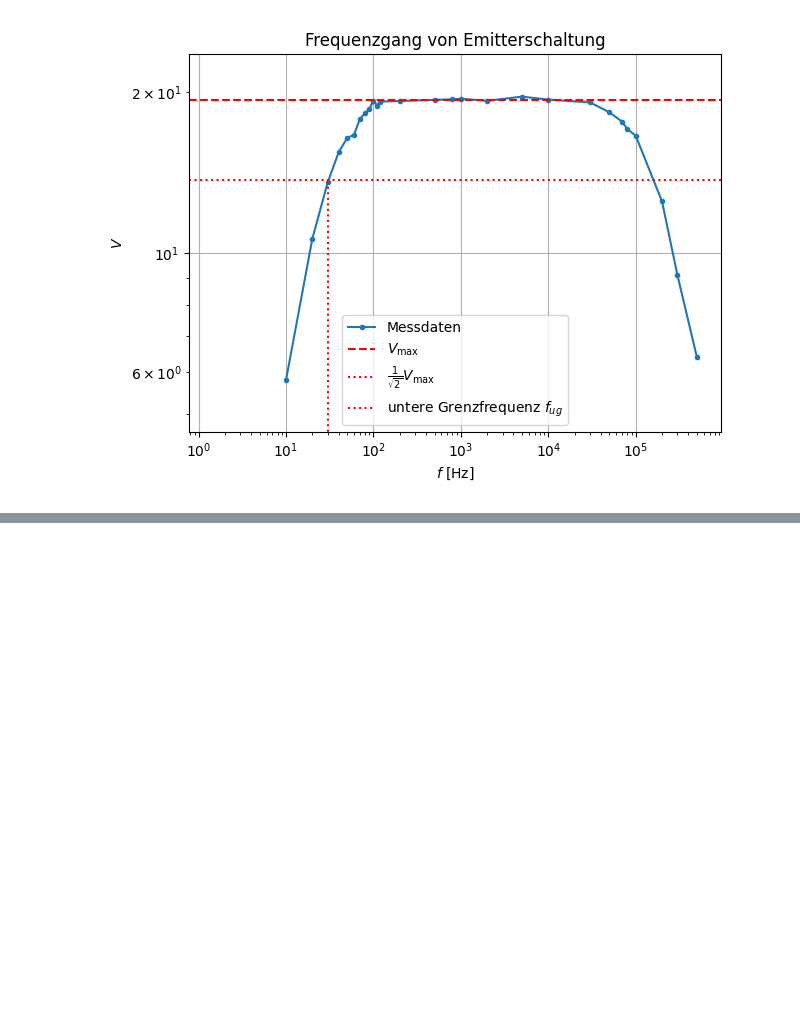
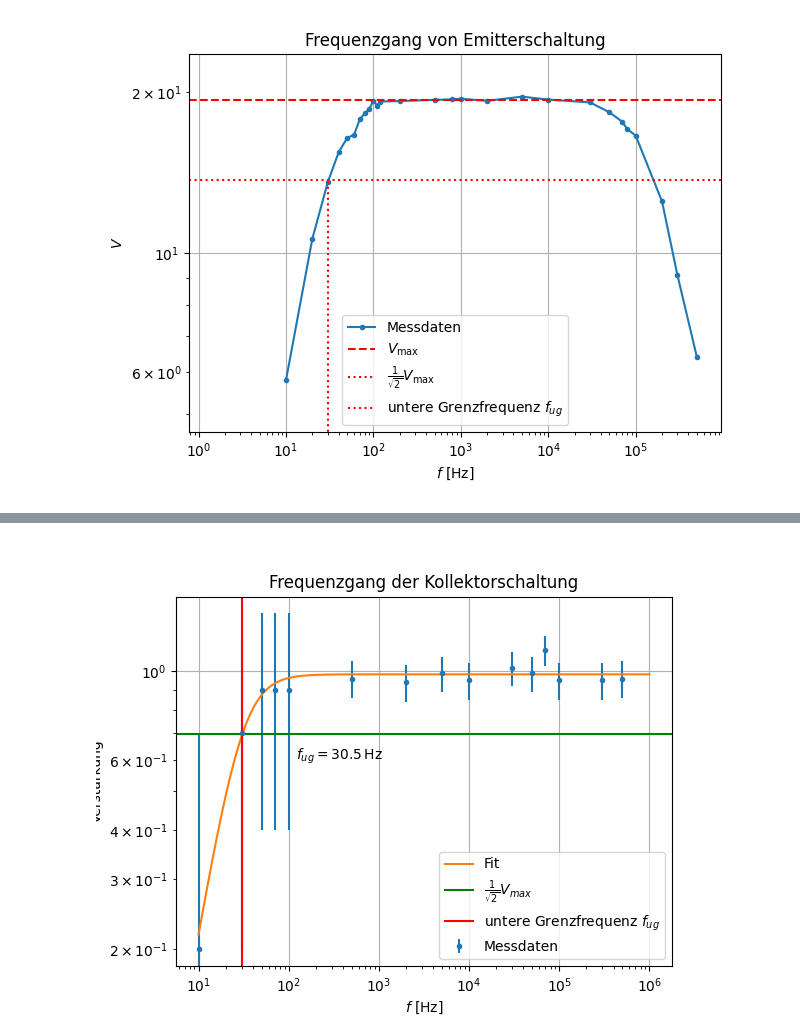
Before and after one commit to BenjaminKleijn/FP01_ElektronikGrundpraktikum, a Jupyter notebook: Plots.ipynb, the cells around one changed output, grey strips where cells are left out. Drawn from its saved outputs; the diff is of its cells as text; code cells hidden in the pictures; blank space fills up the shorter version.

```diff
--- a/Plots.ipynb
+++ b/Plots.ipynb
@@ -48,0 +77,24 @@ plt.show()
+# %%
+f_col=np.array([10,30,50,70,100,500,2000,5000,10000,30000,50000,70000,100000,300000,500000]) #Hz
+V_col=np.array([0.2, 0.7, 0.9, 0.9, 0.9, 0.96, 0.94, 0.99, 0.95, 1.02, 0.99, 1.13, 0.95, 0.95, 0.96]) #Verstärkung
+V_col_f=np.concatenate((np.full(5, 0.5), np.full(10, 0.10))) #Fehler
+# %%
+popt1, pcov1= curve_fit(fit_func2, f_col, V_col, sigma=V_col_f, absolute_sigma=True, p0=[1, 10000, 1])
+x2=np.logspace(1, 6, 1000)
+# %%
+plt.figure()
+plt.title(r'Frequenzgang der Kollektorschaltung')
+plt.errorbar(f_col, V_col, yerr=V_col_f, fmt='.', label=rf'Messdaten')
+plt.plot(x2, fit_func2(x2, *popt1), label='Fit')
+plt.axhline(np.max(fit_func2(x2, *popt1))/np.sqrt(2), label=r'$\frac{1}{\sqrt{2}}V_{max}$', color='green')
+plt.axvline(30.5, color='red', label='untere Grenzfrequenz $f_{ug}$')
+plt.xlabel(r'$f$ [Hz]')
+plt.ylabel(r'Verstärkung')
+plt.text(1.2e2, 6e-1, r'$f_{ug}=30.5 \, \text{Hz}$')
+plt.xscale('log')
+plt.yscale('log')
+plt.legend()
+plt.grid(True)
+plt.savefig(Ausgabe_path/"Frequenzgang_Fit_Kollektorschaltung.png",format="png",bbox_inches='tight')
+# %% [output]
+[figure, added]
```
Also changed, not shown: parts of 6 cells of this notebook, 3 other files.
